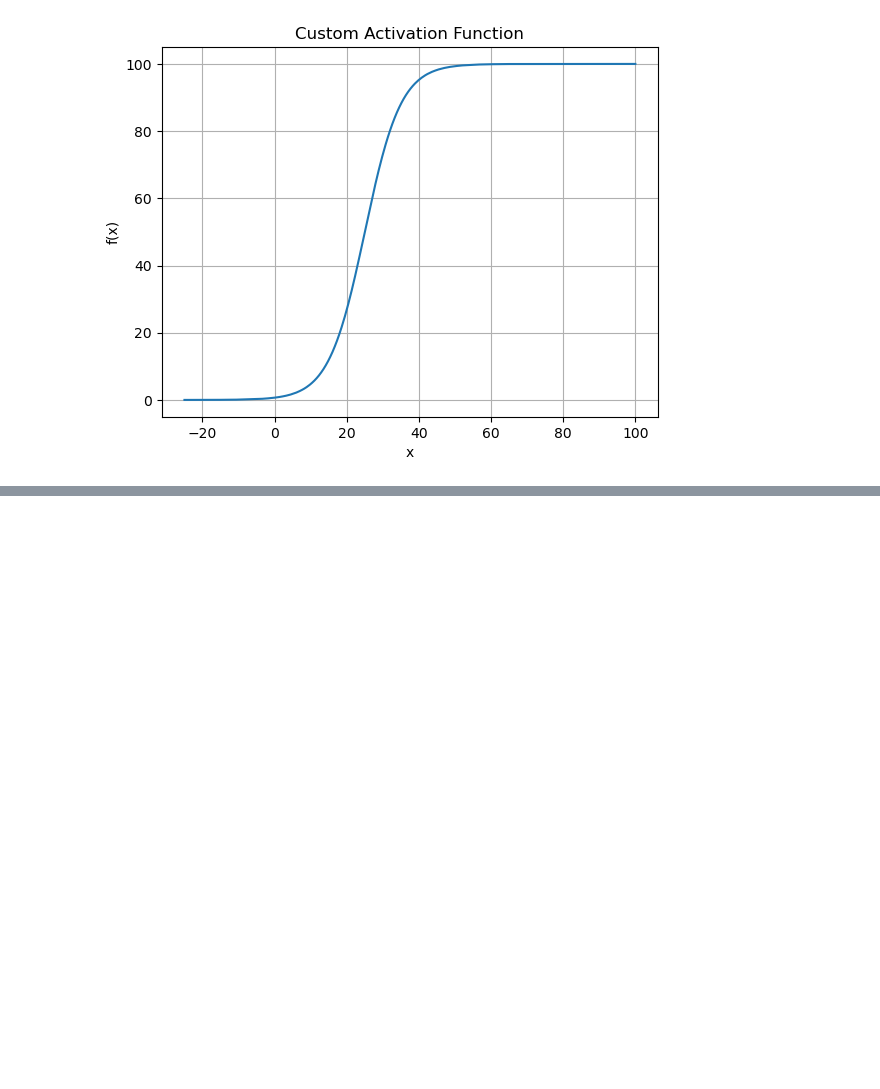
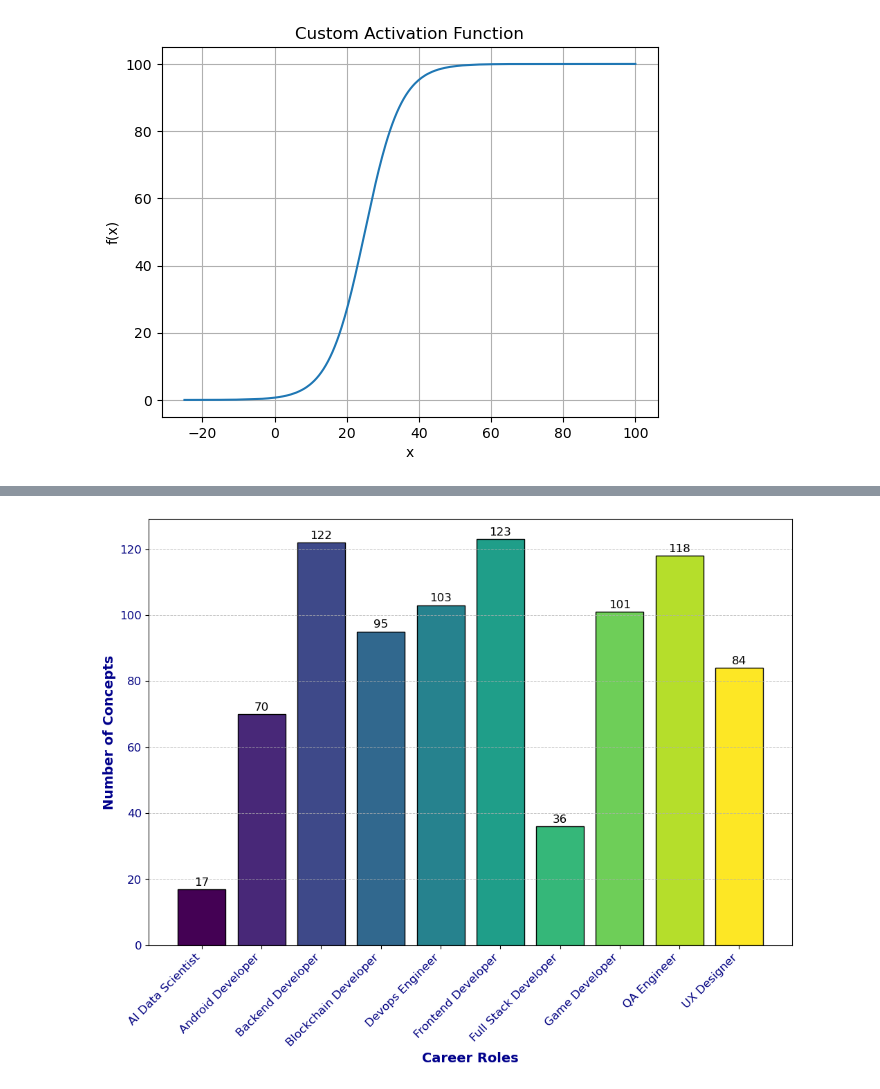
Before and after one commit to yasinhorasanli/XCRS, a Jupyter notebook: backend/src/thesis_graphs.ipynb, the cells around one changed output, grey strips where cells are left out. Cells and saved outputs as stored; diff of their text form; code cells hidden in the pictures; blank space fills up the shorter version.

```diff
--- a/backend/src/thesis_graphs.ipynb
+++ b/backend/src/thesis_graphs.ipynb
@@ -20,0 +138,37 @@ plt.show()
+# %%
+# Converting role_id_concept_counts to a DataFrame for merging
+concept_counts_df = pd.DataFrame.from_dict(role_id_concept_counts, orient='index', columns=['concept_count'])
+concept_counts_df.index = concept_counts_df.index.astype(int)
+
+# Merging the two DataFrames to get role names
+merged_df = roadmaps_df.join(concept_counts_df)
+merged_df.dropna(inplace=True)  # Removing any missing data
+
+# Set color scheme
+colors = cm.viridis(np.linspace(0, 1, len(merged_df)))
+
+# Plotting the graph using role names
+plt.figure(figsize=(12, 8))
+bars = plt.bar(merged_df['name'], merged_df['concept_count'], color=colors, edgecolor='black')
+
+# Adding labels and title with custom fonts
+plt.xlabel('Career Roles', fontsize=14, fontweight='bold', color='darkblue')
+plt.ylabel('Number of Concepts', fontsize=14, fontweight='bold', color='darkblue')
+# plt.title('Number of Concepts per Career Role', fontsize=16, fontweight='bold', color='darkred')
+
+# Adding value labels on top of the bars
+for bar in bars:
+    yval = bar.get_height()
+    plt.text(bar.get_x() + bar.get_width()/2, yval + 0.5, int(yval), ha='center', va='bottom', fontsize=12, color='black')
+
+# Customizing the ticks
+plt.xticks(rotation=45, ha="right", fontsize=12, color='navy')
+plt.yticks(fontsize=12, color='navy')
+
+# Adding a grid for better readability
+plt.grid(True, which='both', axis='y', linestyle='--', linewidth=0.7, alpha=0.7)
+
+# Display the plot
+plt.show()
+# %% [output]
+[figure, added]
```
Also changed, not shown: parts of 5 cells of this notebook, 6 other files.
